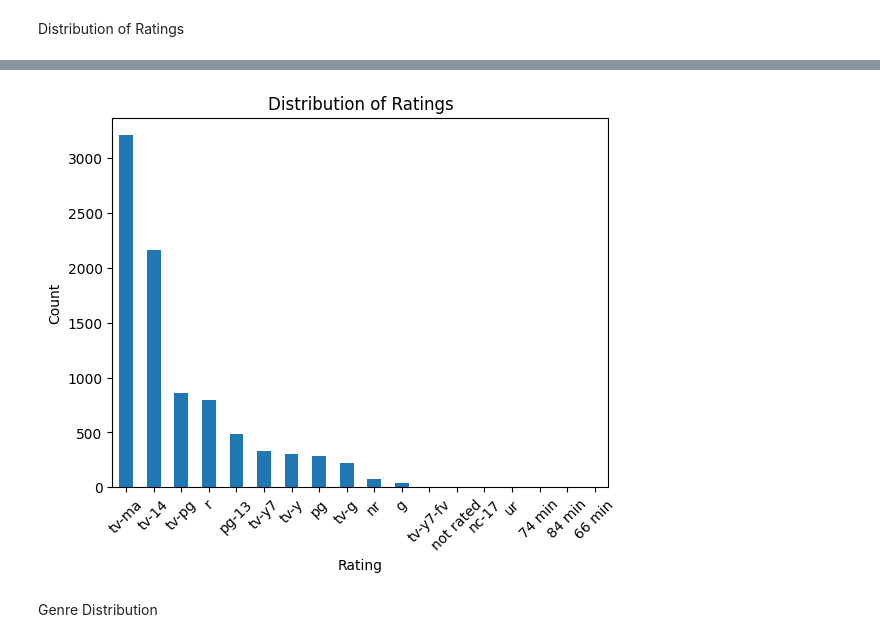
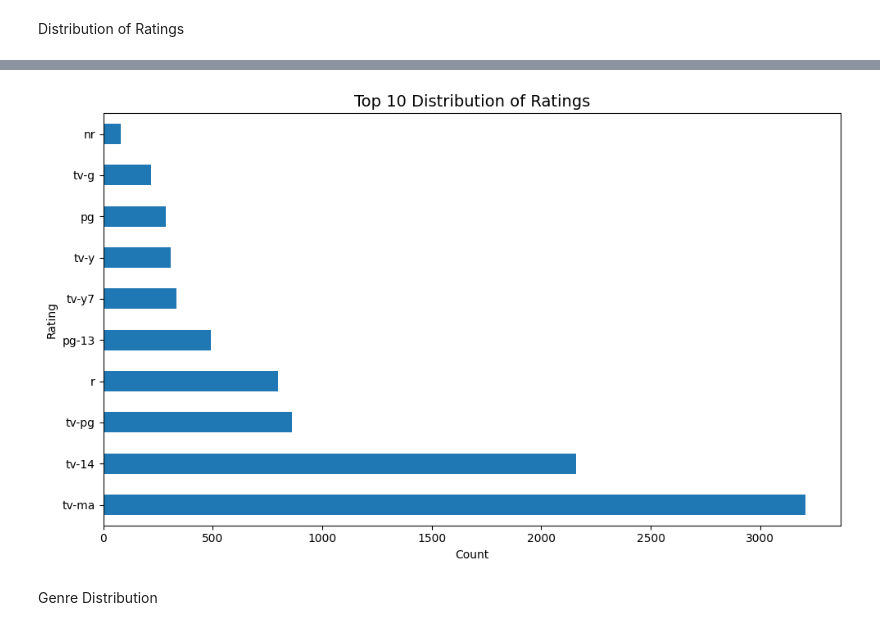
Before and after one commit to s22gaikwadjanhavi-dotcom/StreamScope, a Jupyter notebook: analysis.ipynb, the cells around one changed output, grey strips where cells are left out. Drawn from its saved outputs; the diff is of its cells as text; code cells hidden in the pictures.

```diff
--- a/analysis.ipynb
+++ b/analysis.ipynb
@@ -253,16 +253,16 @@ Name: count, dtype: int64
 # %% [markdown]
 Distribution of Ratings
 # %%
-rating_distribution = df['rating'].value_counts()
+rating_distribution = df['rating'].value_counts().head(10)
+print(rating_distribution)
+plt.figure(figsize=(10,6))
+rating_distribution.plot(kind='barh')
 
-print(rating_distribution)
+plt.title("Top 10 Distribution of Ratings", fontsize=14)
+plt.xlabel("Count")
+plt.ylabel("Rating")
+plt.tight_layout()
 
-plt.figure()
-rating_distribution.plot(kind='bar')
-plt.title("Distribution of Ratings")
-plt.xlabel("Rating")
-plt.ylabel("Count")
-plt.xticks(rotation=45)
 plt.show()
 # %% [output]
 rating
@@ -287,5 +279,5 @@ ur              3
 Name: count, dtype: int64
-[figure, old version]
+[figure, new version]
 # %% [markdown]
 Genre Distribution
 # %%
```
Also changed, not shown: parts of 39 cells of this notebook, 1 other file.
